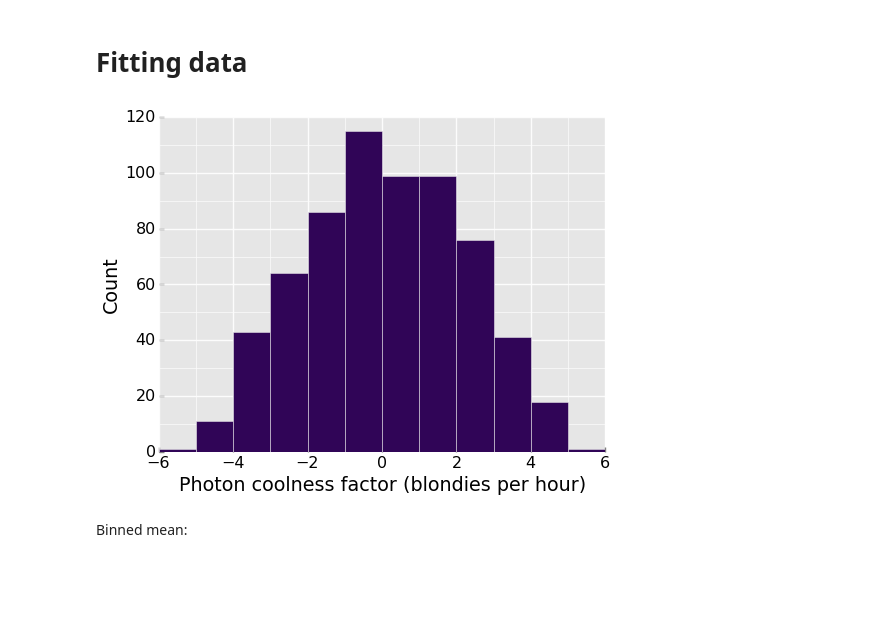
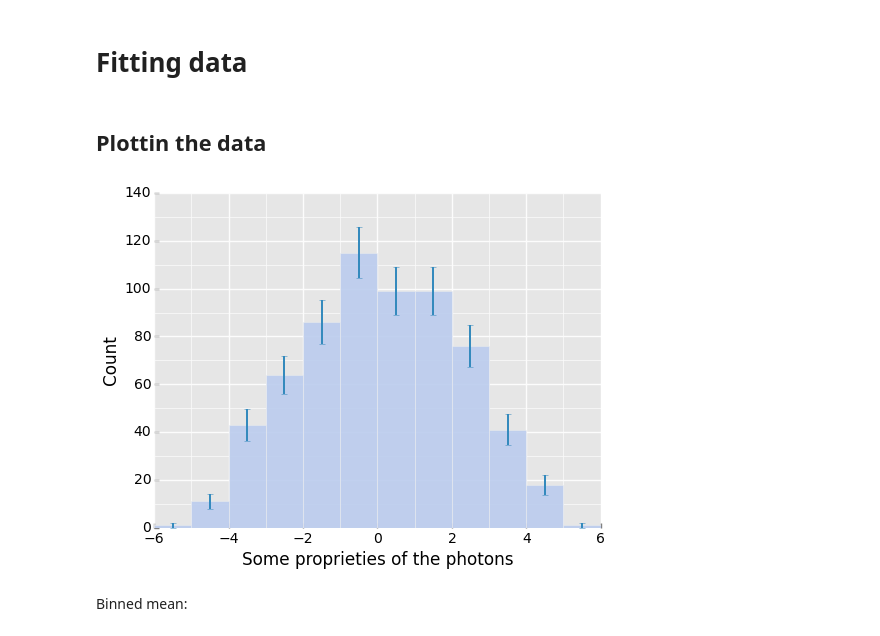
Before and after one commit to giulioungaretti/stats2013, a Jupyter notebook: ProblemSet/5.1.ipynb, the cells around one changed output. Saved outputs shown, nothing was run; the diff lists cells and outputs as text; code cells hidden in the pictures; blank space fills up the shorter version.

```diff
--- a/ProblemSet/5.1.ipynb
+++ b/ProblemSet/5.1.ipynb
@@ -1,27 +1,31 @@
 # %%
 %pylab inline
 from style import rstyle
-matplotlib.rcParams.update({'font.size': 16})
+matplotlib.rcParams.update({'font.size': 14})
 import ROOT as rt
 import rootnotes
-rt.gStyle.SetOptStat(1111)
+#rt.gStyle.SetOptStat(1111)
 rt.gStyle.SetOptFit(1111)
+rt.gStyle.SetOptStat("emr")
 # %% [output]
 Populating the interactive namespace from numpy and matplotlib
 # %% [markdown]
 # Fitting data
+# %% [markdown]
+## Plottin the data
 # %%
 bins = range(-6,6,1)
 # %%
 N = array([1,11,43,64,86,115,99,99,76,41,18,1])
+Nerror = sqrt(N)
 # %%
 fig,ax = subplots(figsize=(8,6))
-ax.bar(bins,N,width=1,color ='#300557')
+ax.bar(bins,N,width=1,color ='#BBCCEE',alpha=0.9,label='Data',yerr=Nerror)
 ax.set_ylabel('Count')
-ax.set_xlabel('Photon coolness factor (blondies per hour)')
+ax.set_xlabel('Some proprieties of the photons')
 rstyle(ax)
 # %% [output]
-[figure, old version]
+[figure, new version]
 # %% [markdown]
 Binned mean:
 # %%
```
Also changed, not shown: parts of 46 cells of this notebook, 1 other file.
